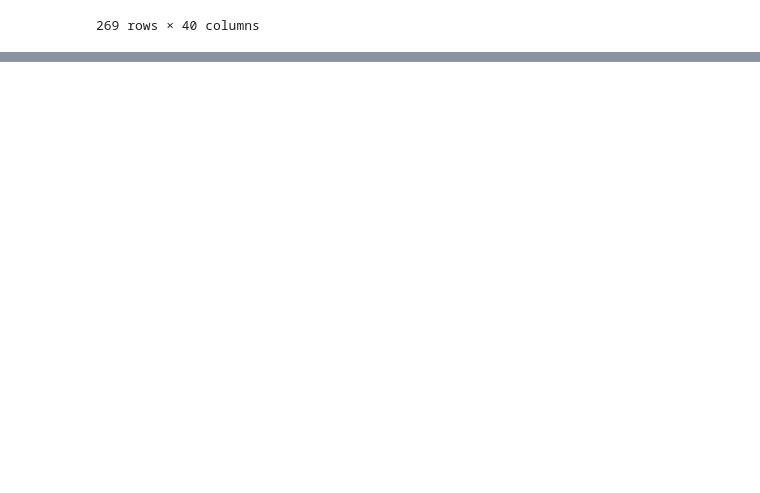
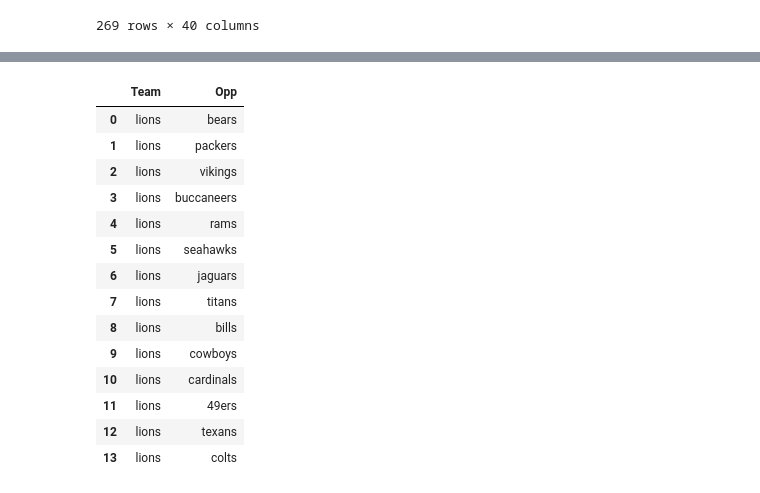
Before and after one commit to pawlow54/CMSE482, a Jupyter notebook: Developing.ipynb, the cells around one changed output, grey strips where cells are left out. Cells and saved outputs as stored; diff of their text form; code cells hidden in the pictures; blank space fills up the shorter version.

```diff
--- a/Developing.ipynb
+++ b/Developing.ipynb
@@ -413,4 +430,21 @@ Please also refer to the documentation for alternative solver options:
     https://scikit-learn.org/stable/modules/linear_model.html#logistic-regression
   n_iter_i = _check_optimize_result(
 # %%
-i
+lions_2024 = pd.read_excel('lions_2024.xlsx')
+lions_2024
+# %% [output]
+|  | Team | Opp |
+| 0 | lions | bears |
+| 1 | lions | packers |
+| 2 | lions | vikings |
+| 3 | lions | buccaneers |
+| 4 | lions | rams |
+| 5 | lions | seahawks |
+| 6 | lions | jaguars |
+| 7 | lions | titans |
+| 8 | lions | bills |
+| 9 | lions | cowboys |
+| 10 | lions | cardinals |
+| 11 | lions | 49ers |
+| 12 | lions | texans |
+| 13 | lions | colts |
```
Also changed, not shown: parts of 5 cells of this notebook.
